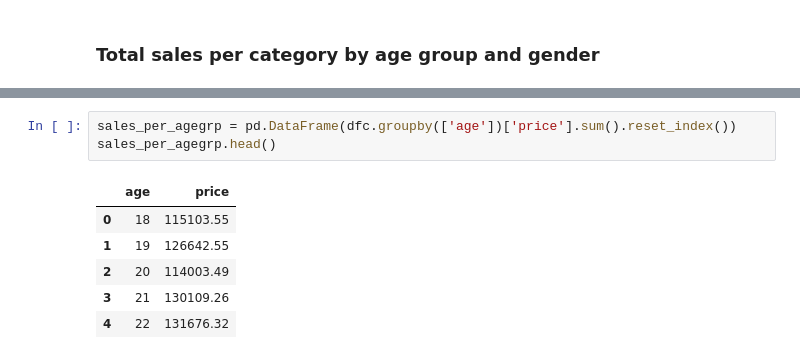
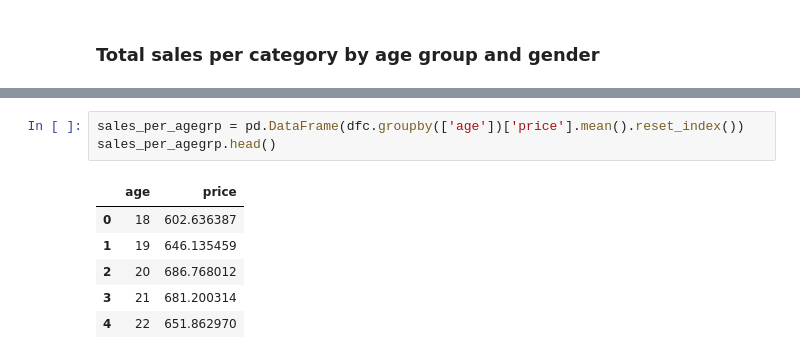
Before and after one commit to mrnnasir/project_shopping_mall, a Jupyter notebook: jupyter_notebooks/shopping_mall_project.ipynb, the cells around one changed output, grey strips where cells are left out. Cells and saved outputs as stored; diff of their text form.

```diff
--- a/jupyter_notebooks/shopping_mall_project.ipynb
+++ b/jupyter_notebooks/shopping_mall_project.ipynb
@@ -461,10 +544,10 @@ spend_by_age_on_cat
 # %%
-sales_per_agegrp = pd.DataFrame(dfc.groupby(['age'])['price'].sum().reset_index())
+sales_per_agegrp = pd.DataFrame(dfc.groupby(['age'])['price'].mean().reset_index())
 sales_per_agegrp.head()
 # %% [output]
 |  | age | price |
-| 0 | 18 | 115103.55 |
-| 1 | 19 | 126642.55 |
-| 2 | 20 | 114003.49 |
-| 3 | 21 | 130109.26 |
-| 4 | 22 | 131676.32 |
+| 0 | 18 | 602.636387 |
+| 1 | 19 | 646.135459 |
+| 2 | 20 | 686.768012 |
+| 3 | 21 | 681.200314 |
+| 4 | 22 | 651.862970 |
```
Also changed, not shown: parts of 24 cells of this notebook, 3 other files.
